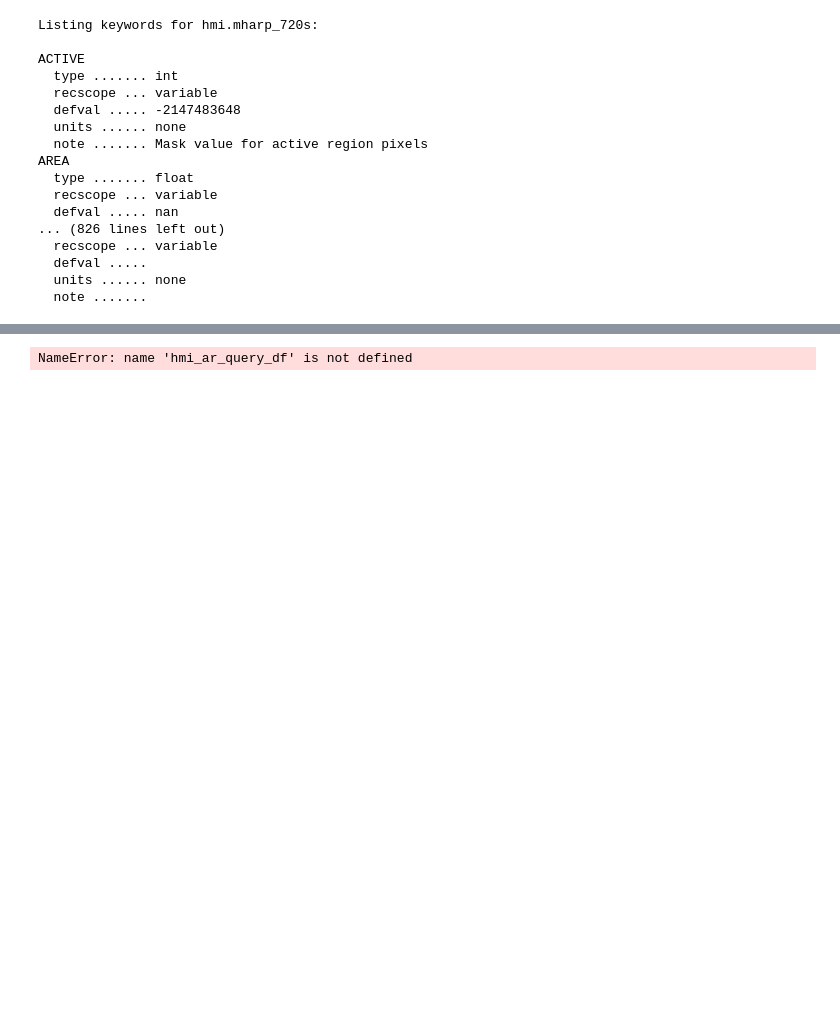
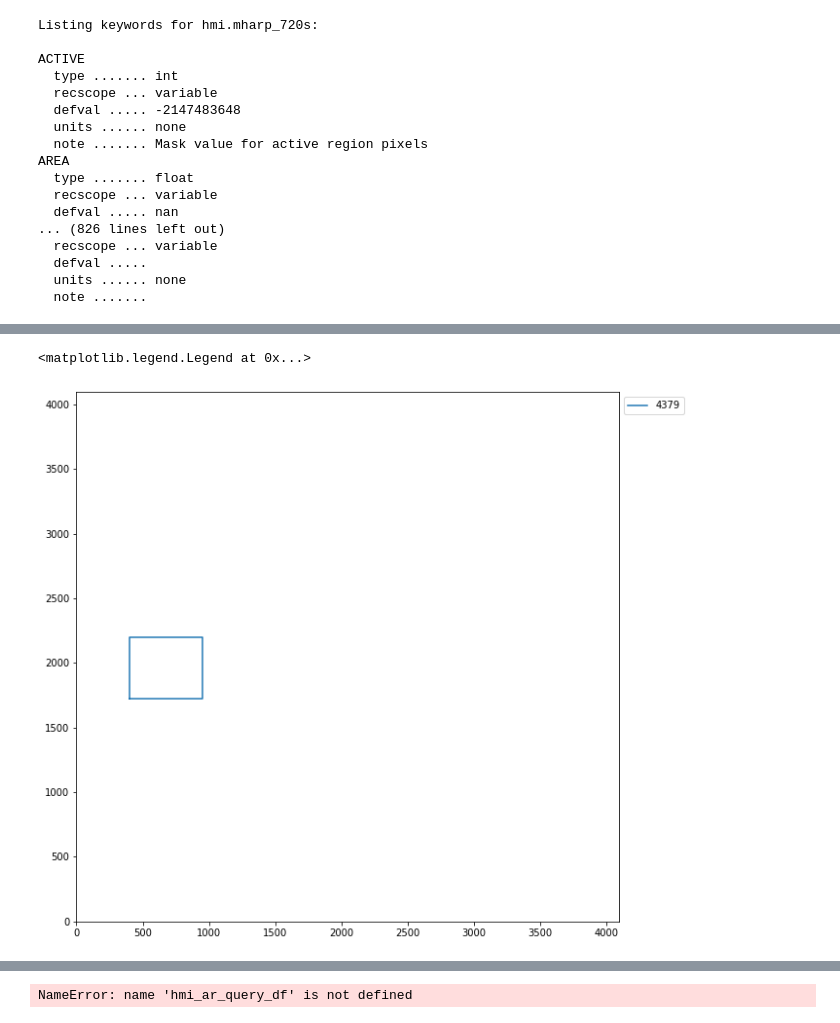
Before and after one commit to jpadial15/ALEXIS_pipeline, a Jupyter notebook: jupyter_notebooks/create_DRMS_HARP_db.ipynb, the cells around one changed output, grey strips where cells are left out. Cells and saved outputs as stored; diff of their text form; code cells hidden in the pictures; blank space fills up the shorter version.

```diff
--- a/jupyter_notebooks/create_DRMS_HARP_db.ipynb
+++ b/jupyter_notebooks/create_DRMS_HARP_db.ipynb
@@ -251,0 +379,12 @@ hmi_ar_query_df_mharp
+# %%
+joined_copy = joined_sharp_mharp_df.copy()
+
+joined_copy['hgs_bbox'] = [create_HGS_bbox(row) for row in joined_copy.itertuples()]
+
+joined_copy['pixel_bbox'] = [create_boundary_box_pixels(row) for row in joined_copy.itertuples()]
+# %%
+joined_date_time = convert_columns_to_python_datetime(joined_copy)
+# %%
+joined_time_stamp = convert_columns_to_UNIX_timestamp(joined_date_time)
+# %%
+joined_time_stamp['NOAA_ARS'] = [re.split(r',',this_str_list) for this_str_list in joined_time_stamp['NOAA_ARS']]
@@ -251,0 +407,22 @@ hmi_ar_query_df_mharp
+# %%
+import numpy as np
+import matplotlib.pyplot as plt
+
+fig = plt.figure(figsize = (10,10))
+ax = fig.add_subplot(111)
+
+ax.set_ylim(0,4096)
+ax.set_xlim(0,4096)
+
+for harp_num, group in joined_time_stamp[:1].groupby(['HARPNUM']):
+
+    for _, row in group.iloc[:1].iterrows():
+
+        array_bbox = np.array(row.pixel_bbox)
+
+        ax.plot(array_bbox[:,0], array_bbox[:,1], label = harp_num)
+
+ax.legend(loc='upper left', bbox_to_anchor=(1, 1))
+# %% [output]
+<matplotlib.legend.Legend at 0x...>
+[figure, added]
```
Also changed, not shown: parts of 52 cells of this notebook.
